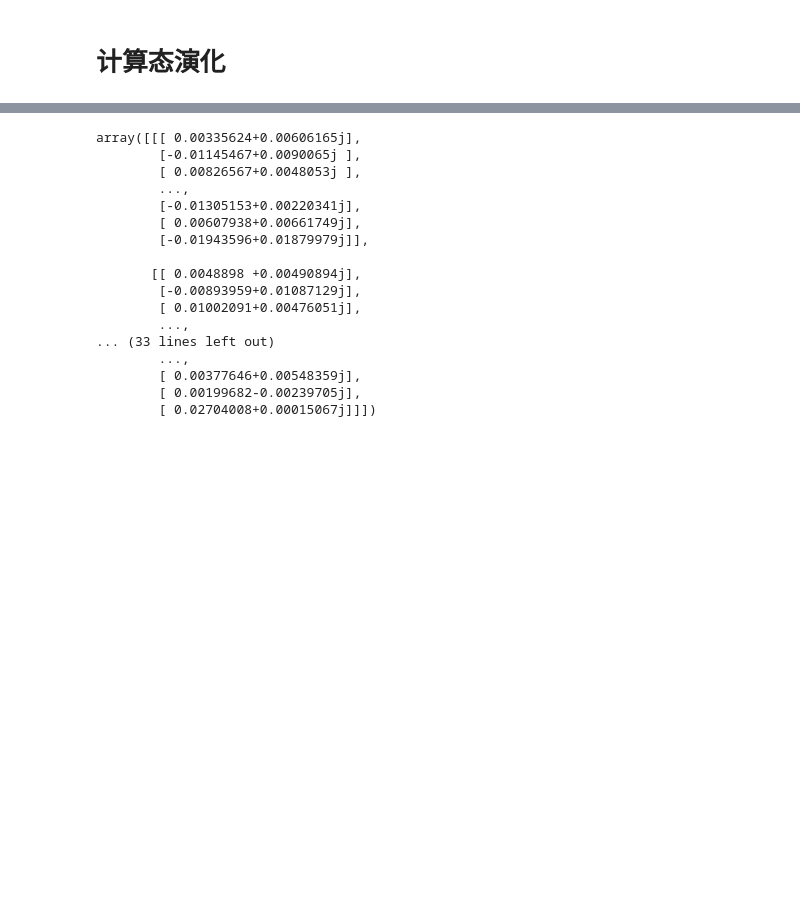
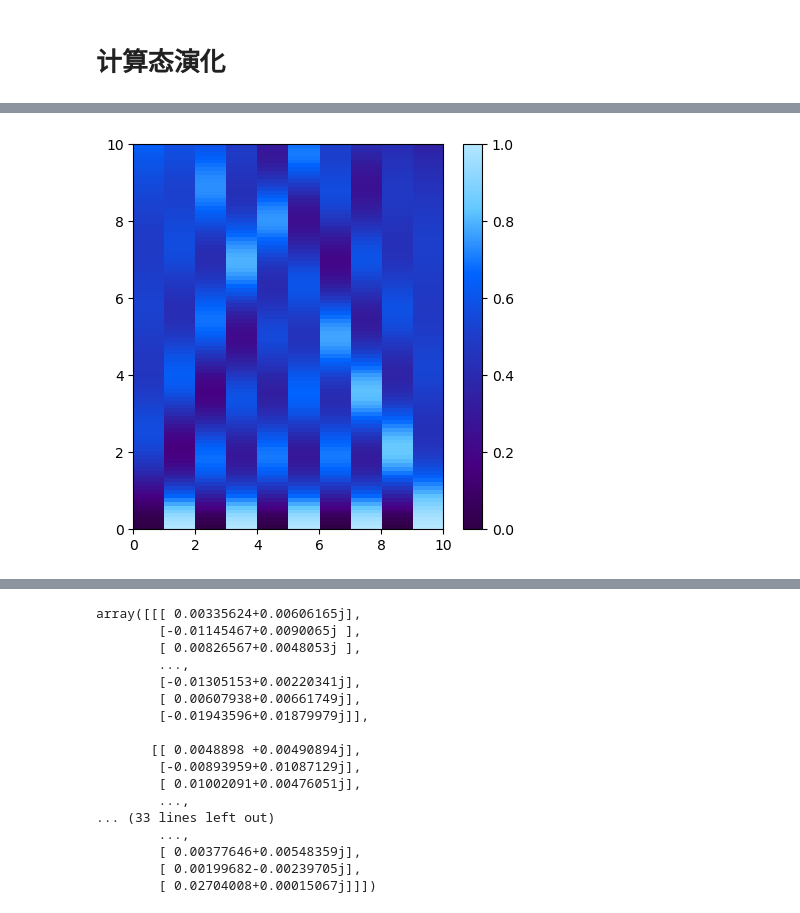
Before and after one commit to zhuhaodavid/quante, a Jupyter notebook: example/evolve.ipynb, the cells around one changed output, grey strips where cells are left out. Cells and saved outputs as stored; diff of their text form; code cells hidden in the pictures; blank space fills up the shorter version.

```diff
--- a/example/evolve.ipynb
+++ b/example/evolve.ipynb
@@ -2,0 +135,43 @@
+# %%
+def tn_method(L=10, tmax=10, delta_t=0.1, gamma=0.):
+    J, γ = 1., gamma
+    builder = op.SpinOperBuilder()
+    for l in range(L-1):
+        builder +=  1/2 * (J + γ), 'm', l, 'p', l+1
+        builder +=  1/2 * (J - γ), 'p', l, 'm', l+1
+    ham = builder.build()
+
+    import torch as tc
+    import quante.torch_utils as qtc
+
+    𝜓t = qtc.MPS.from_product_state(["down", "up"]*(L//2), dtype=tc.complex128)
+    gates = ham.trotter_gates(L, tau=delta_t, order='2', pauli=False)
+    num = int(tmax//delta_t)
+
+    # Plot
+    res = np.full((num, L), np.nan, dtype=float)
+    plt.figure(figsize=(5, 5))
+    img = plt.imshow(res, aspect='auto', extent=(0, L, 0, tmax), cmap=custom_cmap, origin='lower')  # 设置
+    img.set_clim(0, 1)
+    plt.colorbar(img)
+
+    # pbar = tqdm(total=num, dynamic_ncols=True, ascii=True)
+    for i in range(num):
+        for pos, gate in zip(*gates):
+            𝜓t.apply_gate_(pos, gate, trunc_para=(None, None, 1e-20))
+        𝜓t.normalize_()
+        res[i, :] = np.real_if_close([𝜓t.measure('z', i).item().real for i in range(L)]) + 0.5
+        img.set_data(res)  # 更新图像数据
+        clear_output(wait=True)  # 清除输出
+        display(plt.gcf())  # 显示当前图形
+        # plt.pause(0.1) # 如果是py文件中需要将上面的clear_output和display替换为plt.pause(0.1)
+
+        # pbar.set_postfix({"bond dim": f"{𝜓t.maxbonddim()}"})
+        # pbar.update(1)
+
+    clear_output(wait=True)  # 清除输出
+    # plt.show()
+
+tn_method()
+# %% [output]
+[figure, added]
```
Also changed, not shown: parts of 6 cells of this notebook, 6 other files.
